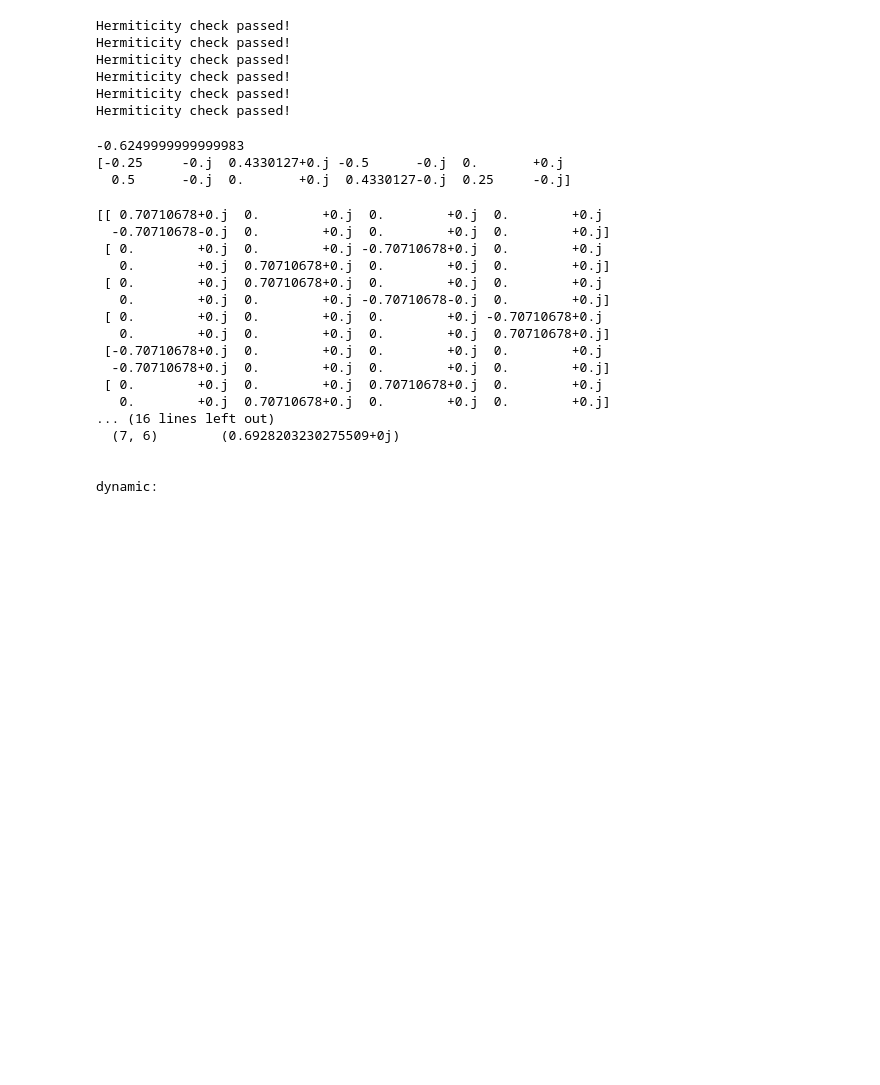
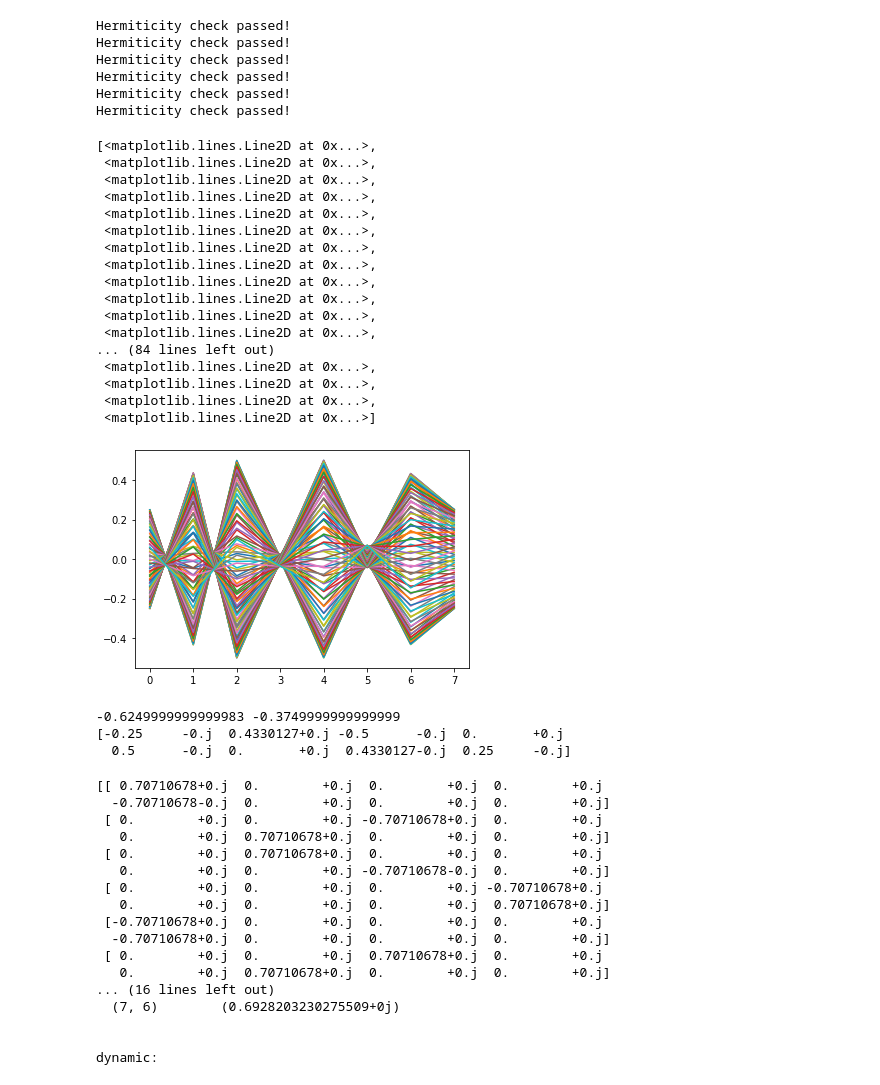
Before and after one commit to reylambert/quspinpractice, a Jupyter notebook: tentative 2 spin code.ipynb, the cells around one changed output. Cells and saved outputs as stored; diff of their text form; code cells hidden in the pictures; blank space fills up the shorter version.

Commit message:
Add files via upload
well it's definitely plotting SOMETHING

```diff
--- a/tentative 2 spin code.ipynb
+++ b/tentative 2 spin code.ipynb
@@ -10,8 +11,8 @@ S1 = '1/2' #spin of 1
 S2 = '3/2' #spin of 2
 J  = 1.0   #coupling strength
 
-h1 = 0.5   #field strength/magnitude 1
-h2 = 0.5   ##field strength/magnitude 2
+h1 = 0.9   #field strength/magnitude 1
+h2 = 0.1   ##field strength/magnitude 2
 # %%
 def makeBasis(N, S1, S2):
     basis1 = spin_basis_general(N=N, S=S1)
@@ -67,12 +68,37 @@ Hermiticity check passed!
 #H = -h1*Jx_1 - h2*Jx_2
 
 H = - h1*Jx_1 - h2*Jx_2
+# %%
+#find ground state, time evolve this state
+times = np.linspace(0.0, 10.0, 100)
+
+v_t = H.evolve(vects[0], t0=0, times=times)
+plt.plot(v_t)
+# %% [output]
+[<matplotlib.lines.Line2D at 0x...>,
+ <matplotlib.lines.Line2D at 0x...>,
+ <matplotlib.lines.Line2D at 0x...>,
+ <matplotlib.lines.Line2D at 0x...>,
+ <matplotlib.lines.Line2D at 0x...>,
+ <matplotlib.lines.Line2D at 0x...>,
+ <matplotlib.lines.Line2D at 0x...>,
+ <matplotlib.lines.Line2D at 0x...>,
+ <matplotlib.lines.Line2D at 0x...>,
+ <matplotlib.lines.Line2D at 0x...>,
+ <matplotlib.lines.Line2D at 0x...>,
+ <matplotlib.lines.Line2D at 0x...>,
+... (84 lines left out)
+ <matplotlib.lines.Line2D at 0x...>,
+ <matplotlib.lines.Line2D at 0x...>,
+ <matplotlib.lines.Line2D at 0x...>,
+ <matplotlib.lines.Line2D at 0x...>]
+[figure, added]
 # %%
 vals, vects = H.eigh()
 print(vals[0])
 print(vects[0])
 # %% [output]
--0.6249999999999983
+-0.6249999999999983 -0.3749999999999999
 [-0.25     -0.j  0.4330127+0.j -0.5      -0.j  0.       +0.j
   0.5      -0.j  0.       +0.j  0.4330127-0.j  0.25     -0.j]
 # %%
```
Also changed, not shown: parts of 1 cell of this notebook.
